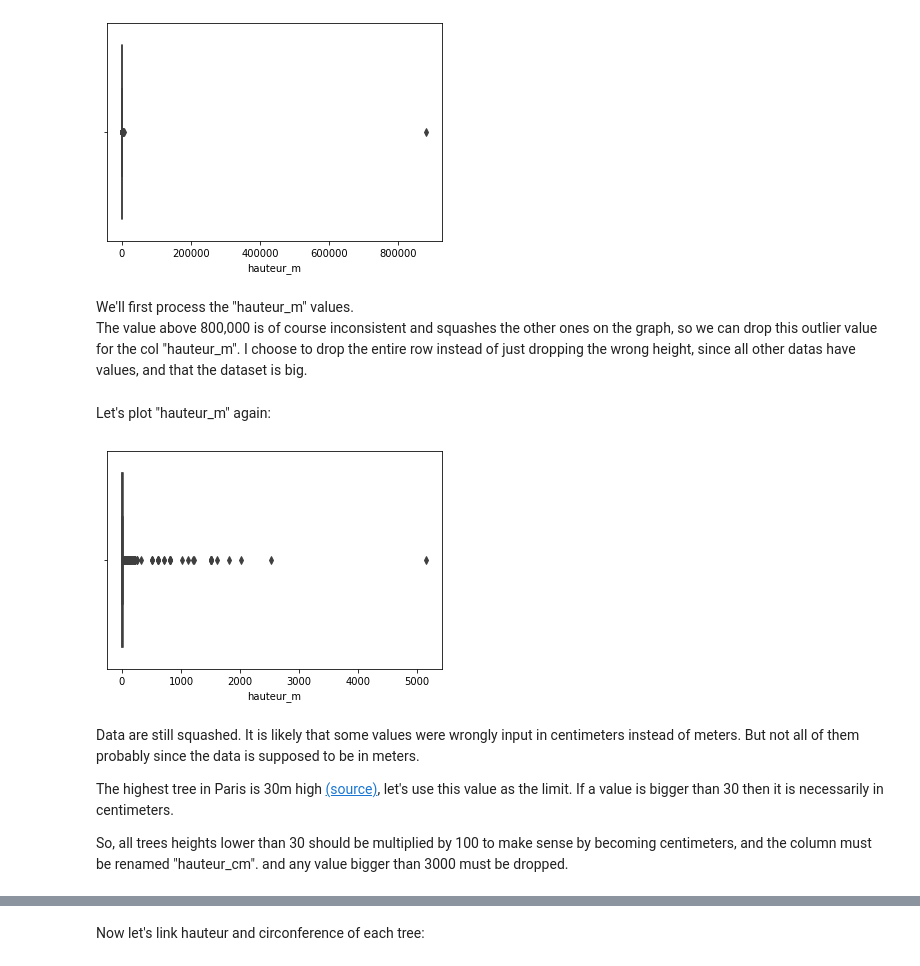
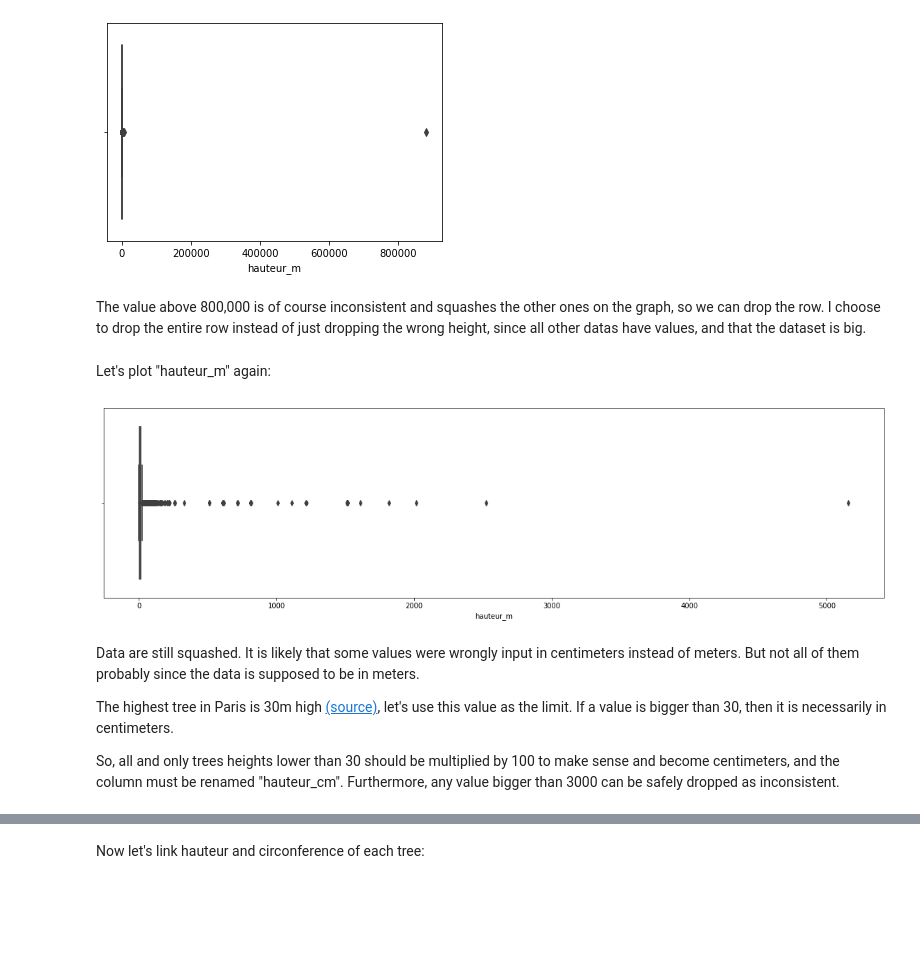
Before and after one commit to SoCrespo/OC-IA-P02, a Jupyter notebook: projet02.ipynb, the cells around one changed output, grey strips where cells are left out. Cells and saved outputs as stored; diff of their text form; code cells hidden in the pictures; blank space fills up the shorter version.

```diff
--- a/projet02.ipynb
+++ b/projet02.ipynb
@@ -118,0 +142,12 @@ circ = sns.boxplot(x=arbres["circonference_cm"])
+# %%
+# calculate mean
+circ_mean = arbres['circonference_cm'].mean()
+
+# calculate standard deviation
+circ_std = arbres['circonference_cm'].std()
+
+# calculate limit
+max_circ = circ_mean + (2*circ_std)
+
+# keeping only values under
+arbres = arbres[arbres['circonference_cm']<=max_circ]
@@ -118,0 +167,2 @@ circ = sns.boxplot(x=arbres["circonference_cm"])
+# %%
+arbres['circonference_cm'].replace(0, np.nan, inplace=True)
@@ -121,8 +187,7 @@ haut = sns.boxplot(x=arbres["hauteur_m"])
 # %% [output]
 [figure]
 # %% [markdown]
-We'll first process the "hauteur_m" values.
-The value above 800,000 is of course inconsistent and squashes the other ones on the graph, so we can drop this outlier value for the col "hauteur_m". I choose to drop the entire row instead of just dropping the wrong height, since all other datas have values, and that the dataset is big.
+The value above 800,000 is of course inconsistent and squashes the other ones on the graph, so we can drop the row. I choose to drop the entire row instead of just dropping the wrong height, since all other datas have values, and that the dataset is big.
 # %%
 highest = arbres['hauteur_m'].idxmax()
 arbres.loc[highest]
@@ -130,13 +195,14 @@ arbres.drop([highest], inplace=True)
 # %% [markdown]
 Let's plot "hauteur_m" again:
 # %%
+plt.figure(figsize=(20,5))
 haut = sns.boxplot(x=arbres["hauteur_m"])
 # %% [output]
-[figure, old version]
+[figure, new version]
 # %% [markdown]
 Data are still squashed. It is likely that some values were wrongly input in centimeters instead of meters. But not all of them probably since the data is supposed to be in meters.
 
-The highest tree in Paris is 30m high [(source)](https://agriculture.gouv.fr/le-plus-grand-arbre-de-paris-veille-sur-le-78-rue-de-varenne), let's use this value as the limit. If a value is bigger than 30 then it is necessarily in centimeters.
+The highest tree in Paris is 30m high [(source)](https://agriculture.gouv.fr/le-plus-grand-arbre-de-paris-veille-sur-le-78-rue-de-varenne), let's use this value as the limit. If a value is bigger than 30, then it is necessarily in centimeters.
 
-So, all trees heights lower than 30 should be multiplied by 100 to make sense by becoming centimeters, and the column must be renamed "hauteur_cm". and any value bigger than 3000 must be dropped.
+So, all and only trees heights lower than 30 should be multiplied by 100 to make sense and become centimeters, and the column must be renamed "hauteur_cm". Furthermore, any value bigger than 3000 can be safely dropped as inconsistent.
 # %%
```
Also changed, not shown: parts of 36 cells of this notebook.
